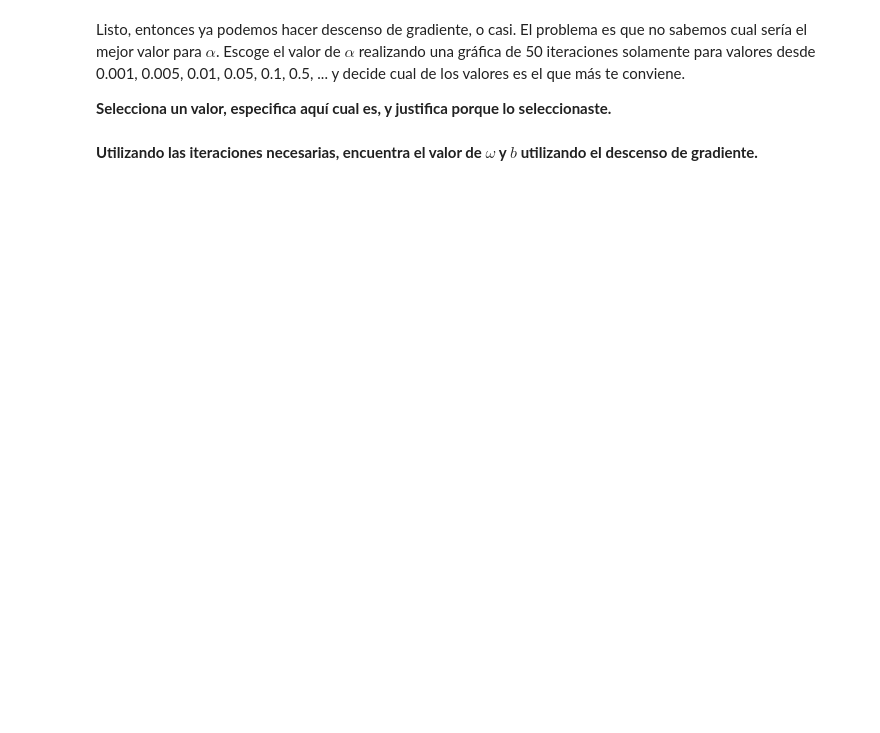
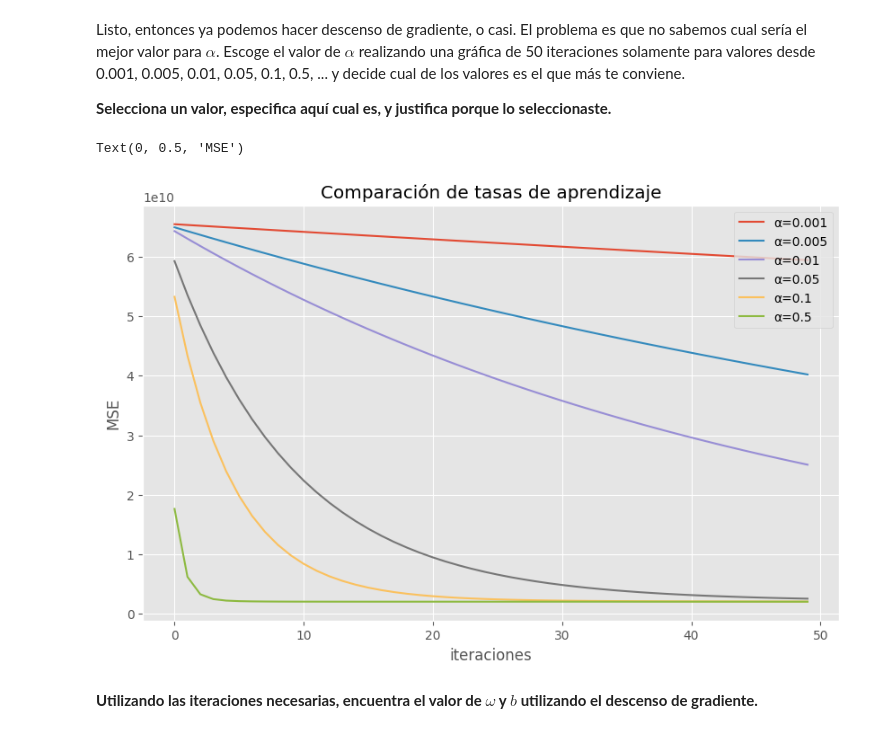
Before and after one commit to MelyGM/Aprendizaje-2026, a Jupyter notebook: reg_lineal.ipynb, the cells around one changed output. Drawn from its saved outputs; the diff is of its cells as text; code cells hidden in the pictures; blank space fills up the shorter version.

```diff
--- a/reg_lineal.ipynb
+++ b/reg_lineal.ipynb
@@ -76,13 +78,13 @@ def mse(x, y, w, b):
     loss = 0
 
     # Puedes hacerlo en forma de ciclos
-    # J = 0
-    # for instancia in range(M):
-    #    J += (y[instancia] - (w @ x[instancia] + b))**2
-    # loss = --inserta aquí tu código--
+    J = 0
+    for instancia in range(M):
+      J += (y[instancia] - (w @ x[instancia] + b))**2
+    loss = J/(2*M)
 
     # Puedes hacerlo directamente usando numpy
-    # loss = --aqui se inserta código--
+     #loss = ((y - (x @ w + b))**2).mean()/2
 
     return loss
 # %% [markdown]
@@ -146,10 +153,8 @@ def grad_costo(x, y, w, b):
     """
     error = y - (x @ w + b)
 
-    # --aqui hay que poner código--
-    dw = None
-    db = None
-    #------------------------------
+    dw = -(x.T @ error)/M
+    db = -(error.sum())/M
 
     return dw, db
 # %%
@@ -181,10 +186,9 @@ def descenso_gradiente_lotes(x, y, w_0, b_0, eta, max_epoch):
 
         dw, db = grad_costo(x, y, w, b)
 
-        # --aqui hay que poner código--
-        w -= None
-        b -= None
-        #------------------------------
+        w -= eta*dw
+        b -= eta*db
+
 
         mse_iter[iter] = mse(x, y, w, b)
 
@@ -315,20 +341,31 @@ Listo, entonces ya podemos hacer descenso de gradiente, o casi. El problema es q
 # %%
 medias, desviaciones = obtiene_medias_desviaciones(x)
 x_norm = normaliza(x, medias, desviaciones)
 
 w_ini = np.zeros((n,))
 b_ini = 0
-num_iters = 5
+num_iters = 50
 
-#lpha = 0.0001  # Aqui es donde hay que hacer las pruebas
-alpha = 1
+alphas = [0.001, 0.005, 0.01, 0.05, 0.1, 0.5]
 
-_, _, mse_hist = descenso_gradiente_lotes(x_norm, y, w_ini, b_ini, alpha, num_iters)
+plt.figure(figsize=(10,6))
 
-plt.plot(mse_hist, '-b')
-plt.title(r"La curva de aprendizaje para $\alpha =$ " + str(alpha))
+for alpha in alphas:
+    _, _, mse_hist = descenso_gradiente_lotes(
+        x_norm, y, w_ini, b_ini, alpha, 50
+    )
+    plt.plot(mse_hist, label=f"α={alpha}")
+
+plt.legend()
+plt.title(r"Comparación de tasas de aprendizaje")
 plt.xlabel('iteraciones')
 plt.ylabel('MSE')
+
+# alpha = 0.5
+#Ya que reduce el error más rápidamente y se estabiliza antes que los demás, alcanzando el mínimo en menos iteraciones.
+# %% [output]
+Text(0, 0.5, 'MSE')
+[figure, added]
 # %% [markdown]
 **Utilizando las iteraciones necesarias, encuentra el valor de $\omega$ y $b$ utilizando el descenso de gradiente.**
 # %%
```
Also changed, not shown: parts of 11 cells of this notebook.
